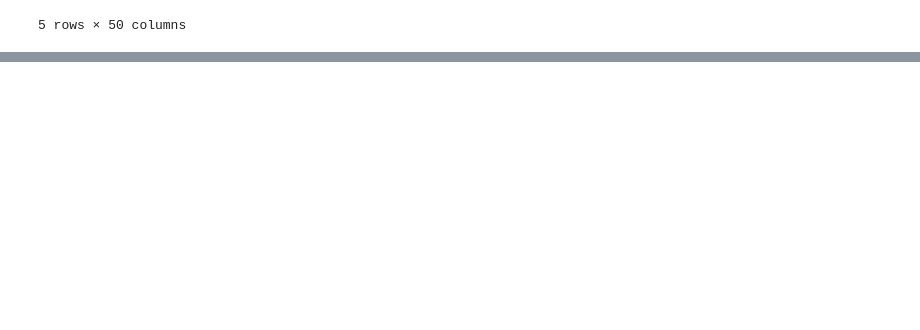
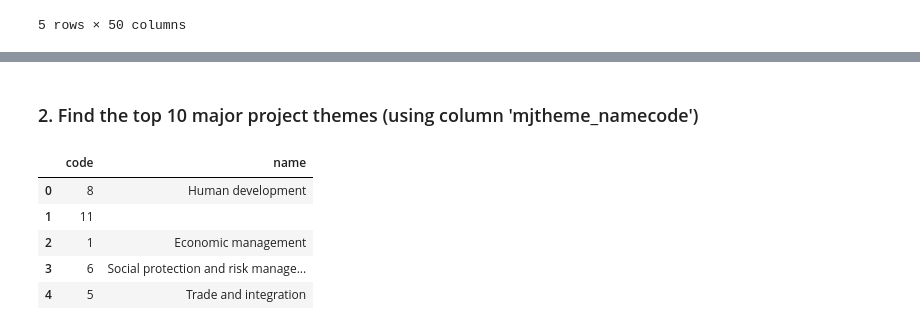
Before and after one commit to MPhillips55/SB-json-exercise, a Jupyter notebook: sliderule_dsi_json_exercise.ipynb, the cells around one changed output, grey strips where cells are left out. Drawn from its saved outputs; the diff is of its cells as text; code cells hidden in the pictures; blank space fills up the shorter version.

```diff
--- a/sliderule_dsi_json_exercise.ipynb
+++ b/sliderule_dsi_json_exercise.ipynb
@@ -114,0 +165,16 @@ sample_json_df.head()
+# %% [markdown]
+### 2. Find the top 10 major project themes (using column 'mjtheme_namecode')
+# %%
+# load json as string
+json_data = json.load((open('data/world_bank_projects.json')))
+
+# pull out only the relevant column, normalize into dataframe
+namecode_df = json_normalize(json_data, 'mjtheme_namecode')
+namecode_df.head()
+# %% [output]
+|  | code | name |
+| 0 | 8 | Human development |
+| 1 | 11 |  |
+| 2 | 1 | Economic management |
+| 3 | 6 | Social protection and risk manage... |
+| 4 | 5 | Trade and integration |
```
Also changed, not shown: parts of 11 cells of this notebook.
